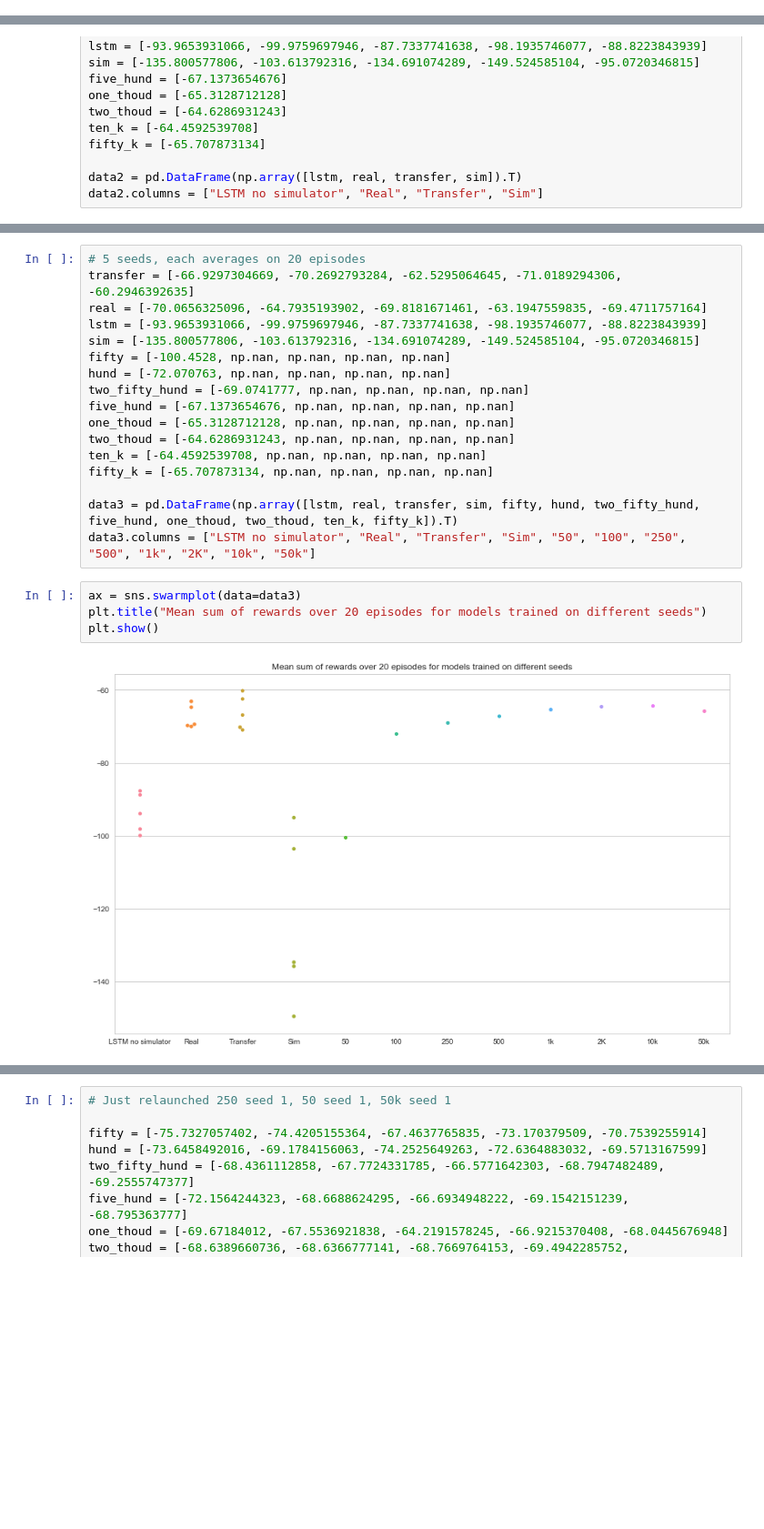
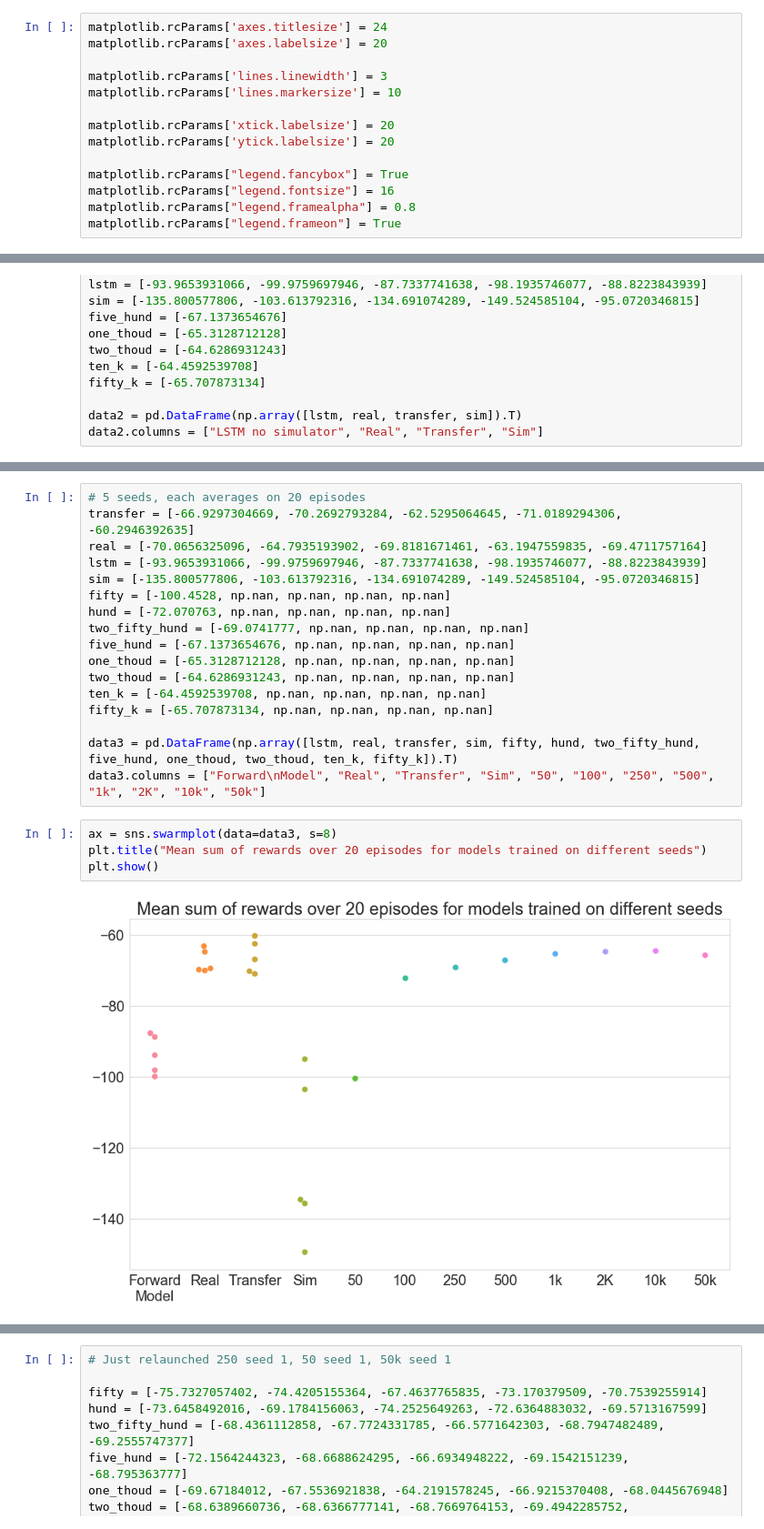
Before and after one commit to aalitaiga/sim-to-real, a Jupyter notebook: scripts/Plot.ipynb, the cells around one changed output, grey strips where cells are left out. Shown at 91% size. Saved outputs shown, nothing was run; the diff lists cells and outputs as text; blank space fills up the shorter version.

Commit message:
added bigger labels to all figuresø

```diff
--- a/scripts/Plot.ipynb
+++ b/scripts/Plot.ipynb
@@ -14,6 +15,20 @@ import matplotlib.pyplot as plt
 from pylab import rcParams
 import os
 rcParams['figure.figsize'] = 15, 9
+# %%
+matplotlib.rcParams['axes.titlesize'] = 24
+matplotlib.rcParams['axes.labelsize'] = 20
+
+matplotlib.rcParams['lines.linewidth'] = 3
+matplotlib.rcParams['lines.markersize'] = 10
+
+matplotlib.rcParams['xtick.labelsize'] = 20
+matplotlib.rcParams['ytick.labelsize'] = 20
+
+matplotlib.rcParams["legend.fancybox"] = True
+matplotlib.rcParams["legend.fontsize"] = 16
+matplotlib.rcParams["legend.framealpha"] = 0.8
+matplotlib.rcParams["legend.frameon"] = True
 # %%
 lstm_only = [-82.029492411168803, -92.171927400712704, -98.926239603016981, -88.35576778953677, -96.93439582779277, -90.02397245240779, -106.14121948466786, -68.758262553010226, -67.864866760947493, -74.031818823977787, -77.061607575375959, -133.84588989305084, -82.72854334962355, -94.228234027042603, -113.79329753585763, -102.97442469414982, -101.20860386214397, -111.8428711355933, -105.54698811243813, -76.741583400312933]
 real = [-64.355352698713986, -66.409934982082191, -56.726440316383155, -72.898794776350812, -43.310998083878395, -55.917068920481043, -57.321843572805903, -66.343358845699001, -82.671080157921295, -83.496127723817352, -52.805803123135902, -48.507539915771993, -68.972111311691521, -80.116336812386535, -47.573364863749191, -55.659026702651694, -79.075497396913448, -90.555258428133342, -67.987800907454499, -71.796759748062257]
@@ -71,13 +86,13 @@ ten_k = [-64.4592539708, np.nan, np.nan, np.nan, np.nan]
 fifty_k = [-65.707873134, np.nan, np.nan, np.nan, np.nan]
 
 data3 = pd.DataFrame(np.array([lstm, real, transfer, sim, fifty, hund, two_fifty_hund, five_hund, one_thoud, two_thoud, ten_k, fifty_k]).T)
-data3.columns = ["LSTM no simulator", "Real", "Transfer", "Sim", "50", "100", "250", "500", "1k", "2K", "10k", "50k"]
+data3.columns = ["Forward\nModel", "Real", "Transfer", "Sim", "50", "100", "250", "500", "1k", "2K", "10k", "50k"]
 # %%
-ax = sns.swarmplot(data=data3)
+ax = sns.swarmplot(data=data3, s=8)
 plt.title("Mean sum of rewards over 20 episodes for models trained on different seeds")
 plt.show()
 # %% [output]
-[figure, old version]
+[figure, new version]
 # %%
 transfer = [-69.67184012, -67.5536921838, -64.2191578245, -66.9215370408, -68.0445676948]
 real = [-69.33715, -67.8416, -69.9532428, -65.707944, -66.4048875]
```
Also changed, not shown: parts of 8 cells of this notebook, 6 other files.
